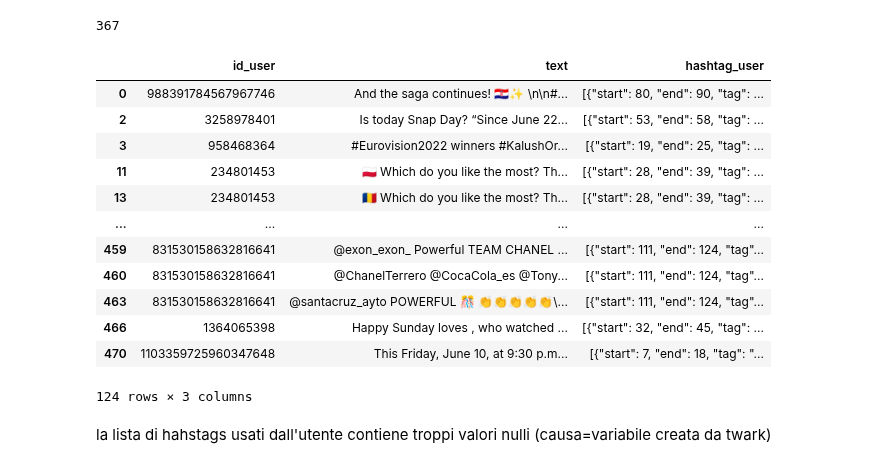
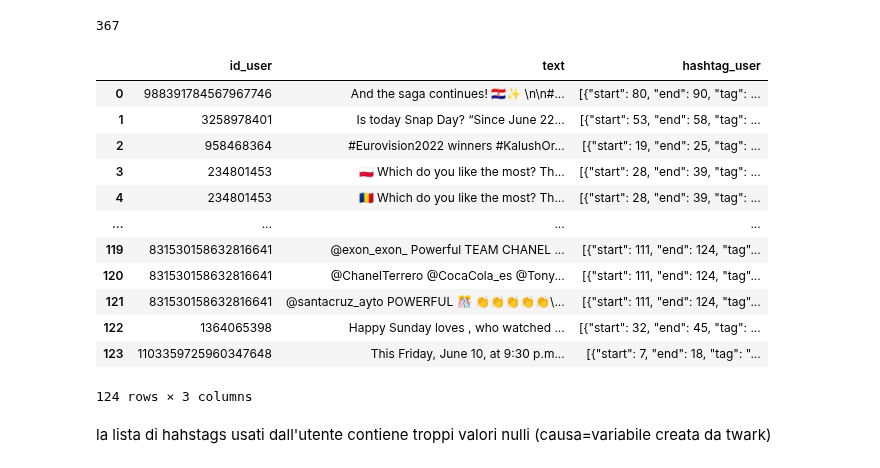
Before and after one commit to gatto/ds-network-analysis, a Jupyter notebook: py/dave starting.ipynb, the cells around one changed output. Drawn from its saved outputs; the diff is of its cells as text; code cells hidden in the pictures.

```diff
--- a/py/dave starting.ipynb
+++ b/py/dave starting.ipynb
@@ -386,7 +388,7 @@ for category in root_tags:
 # %% [markdown]
 # Trovare quarta categoria
 # %%
-m4 = SocialETL(query="#Eurovision2022 lang:en", pages=5, recent=False)
+m4 = SocialETL(query="#eurovision2022 lang:en", pages=5, recent=False)
 # %% [output]
 [interactive output not drawn]
 Reading secret from C:\Users\david\Documents\GitHub\ds-network-analysis\data\my_secrets.yaml…
@@ -432,20 +451,21 @@ df_IDK1["hashtag_user"].isna().sum()
 367
 # %%
 df_IDK1=df_IDK1.dropna()
+df_IDK1.reset_index(drop=True, inplace=True)
 df_IDK1
 # %% [output]
 |  | id_user | text | hashtag_user |
 | 0 | 988391784567967746 | And the saga continues! 🇭🇷✨ \n\n#... | [{"start": 80, "end": 90, "tag": ... |
-| 2 | 3258978401 | Is today Snap Day? “Since June 22... | [{"start": 53, "end": 58, "tag": ... |
-| 3 | 958468364 | #Eurovision2022 winners #KalushOr... | [{"start": 19, "end": 25, "tag": ... |
-| 11 | 234801453 | 🇵🇱 Which do you like the most? Th... | [{"start": 28, "end": 39, "tag": ... |
-| 13 | 234801453 | 🇷🇴 Which do you like the most? Th... | [{"start": 28, "end": 39, "tag": ... |
+| 1 | 3258978401 | Is today Snap Day? “Since June 22... | [{"start": 53, "end": 58, "tag": ... |
+| 2 | 958468364 | #Eurovision2022 winners #KalushOr... | [{"start": 19, "end": 25, "tag": ... |
+| 3 | 234801453 | 🇵🇱 Which do you like the most? Th... | [{"start": 28, "end": 39, "tag": ... |
+| 4 | 234801453 | 🇷🇴 Which do you like the most? Th... | [{"start": 28, "end": 39, "tag": ... |
 | ... | ... | ... | ... |
-| 459 | 831530158632816641 | @exon_exon_ Powerful TEAM CHANEL ... | [{"start": 111, "end": 124, "tag"... |
-| 460 | 831530158632816641 | @ChanelTerrero @CocaCola_es @Tony... | [{"start": 111, "end": 124, "tag"... |
-| 463 | 831530158632816641 | @santacruz_ayto POWERFUL 🎊 👏👏👏👏👏\... | [{"start": 111, "end": 124, "tag"... |
-| 466 | 1364065398 | Happy Sunday loves , who watched ... | [{"start": 32, "end": 45, "tag": ... |
-| 470 | 1103359725960347648 | This Friday, June 10, at 9:30 p.m... | [{"start": 7, "end": 18, "tag": "... |
+| 119 | 831530158632816641 | @exon_exon_ Powerful TEAM CHANEL ... | [{"start": 111, "end": 124, "tag"... |
+| 120 | 831530158632816641 | @ChanelTerrero @CocaCola_es @Tony... | [{"start": 111, "end": 124, "tag"... |
+| 121 | 831530158632816641 | @santacruz_ayto POWERFUL 🎊 👏👏👏👏👏\... | [{"start": 111, "end": 124, "tag"... |
+| 122 | 1364065398 | Happy Sunday loves , who watched ... | [{"start": 32, "end": 45, "tag": ... |
+| 123 | 1103359725960347648 | This Friday, June 10, at 9:30 p.m... | [{"start": 7, "end": 18, "tag": "... |
 124 rows × 3 columns
 # %% [markdown]
 la lista di hahstags usati dall'utente contiene troppi valori nulli (causa=variabile creata da twark)
```
Also changed, not shown: parts of 37 cells of this notebook.
